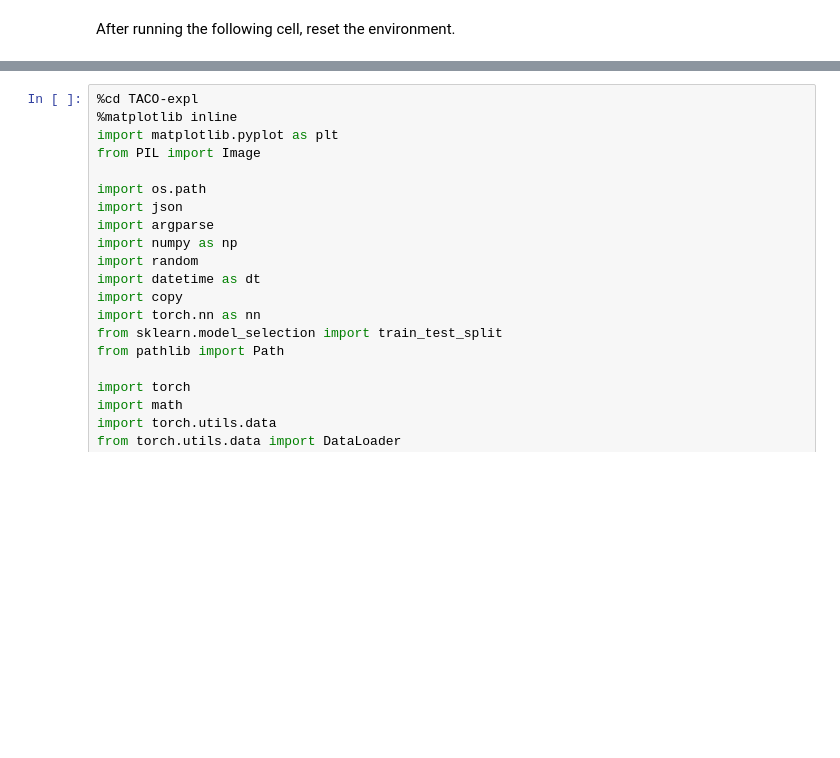
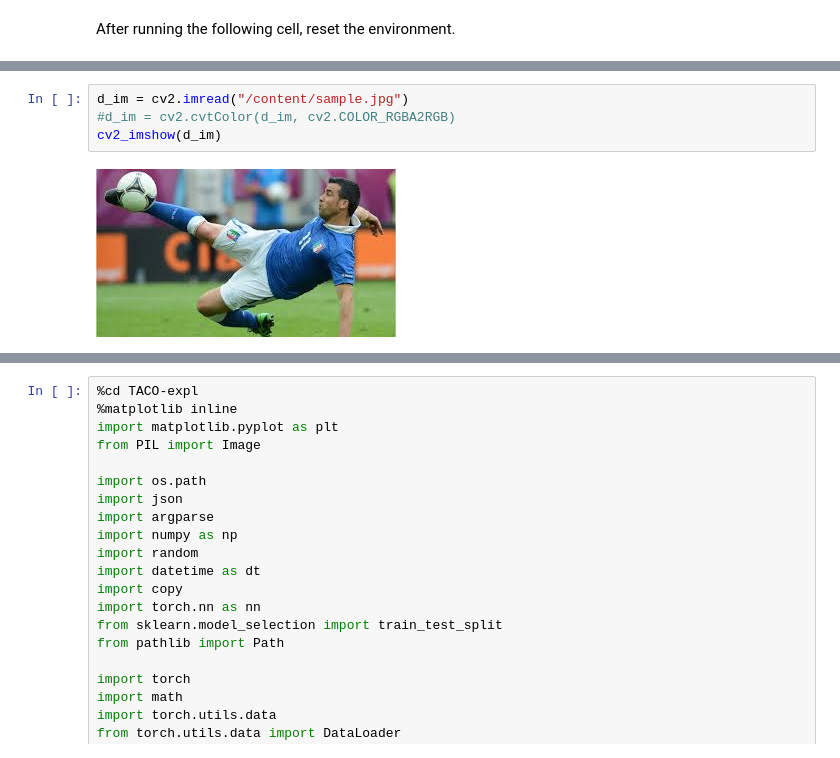
Before and after one commit to DomMcOyle/TACO-expl, a Jupyter notebook: Training_notebook_solov2.ipynb, the cells around one changed output, grey strips where cells are left out. Drawn from its saved outputs; the diff is of its cells as text; blank space fills up the shorter version.

```diff
--- a/Training_notebook_solov2.ipynb
+++ b/Training_notebook_solov2.ipynb
@@ -118,0 +392,6 @@ from builder import build_detector
+# %%
+d_im = cv2.imread("/content/sample.jpg")
+#d_im = cv2.cvtColor(d_im, cv2.COLOR_RGBA2RGB)
+cv2_imshow(d_im)
+# %% [output]
+[figure, added]
```
Also changed, not shown: parts of 35 cells of this notebook.
